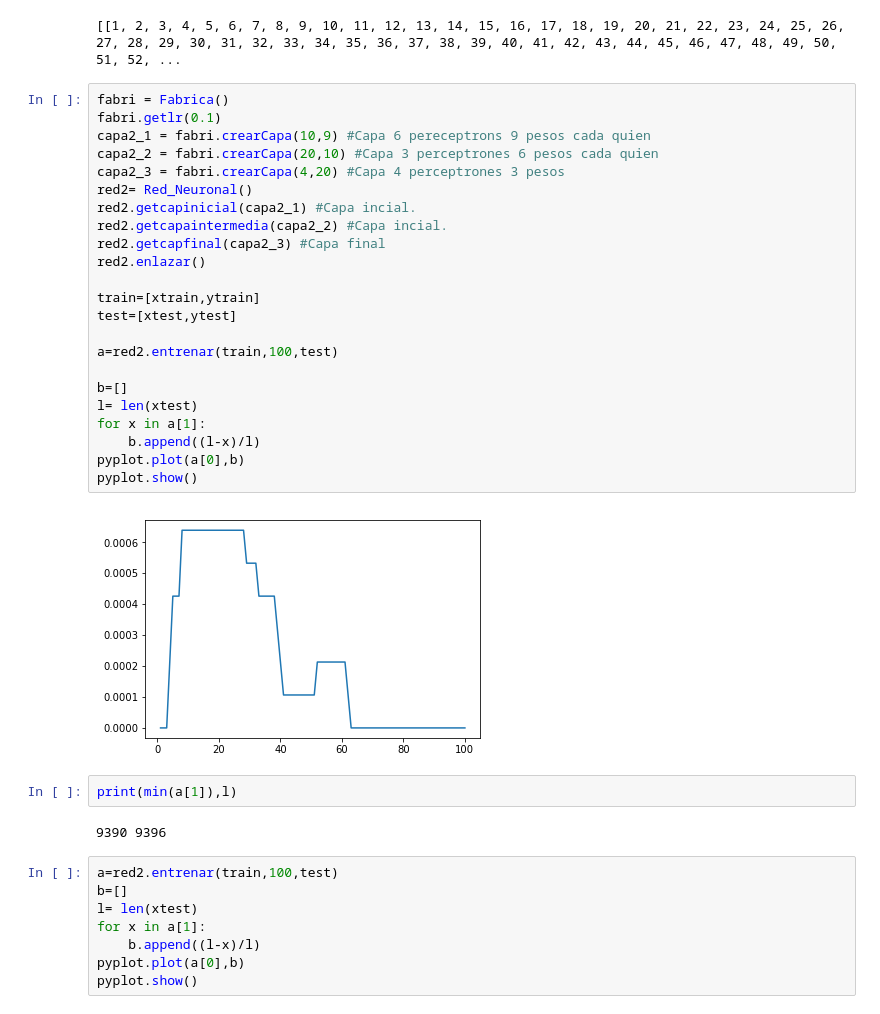
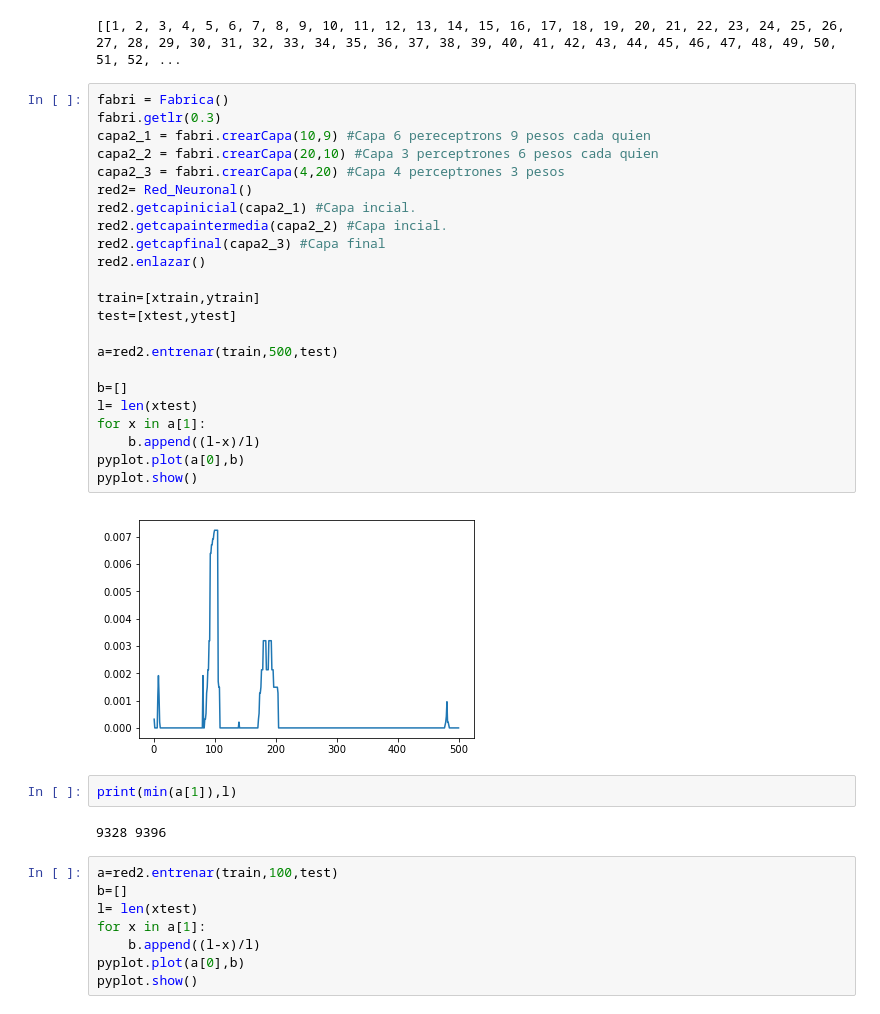
Before and after one commit to mcaballeroguillen/Redes_Neuronales, a Jupyter notebook: Red_Neuronal_1.ipynb, the cells around one changed output. Drawn from its saved outputs; the diff is of its cells as text.

```diff
--- a/Red_Neuronal_1.ipynb
+++ b/Red_Neuronal_1.ipynb
@@ -548,33 +548,33 @@ print(a,l)
 [[1, 2, 3, 4, 5, 6, 7, 8, 9, 10, 11, 12, 13, 14, 15, 16, 17, 18, 19, 20, 21, 22, 23, 24, 25, 26, 27, 28, 29, 30, 31, 32, 33, 34, 35, 36, 37, 38, 39, 40, 41, 42, 43, 44, 45, 46, 47, 48, 49, 50, 51, 52, ...
 # %%
 fabri = Fabrica()
-fabri.getlr(0.1)
+fabri.getlr(0.3)
 capa2_1 = fabri.crearCapa(10,9) #Capa 6 pereceptrons 9 pesos cada quien
 capa2_2 = fabri.crearCapa(20,10) #Capa 3 perceptrones 6 pesos cada quien
 capa2_3 = fabri.crearCapa(4,20) #Capa 4 perceptrones 3 pesos
 red2= Red_Neuronal()
 red2.getcapinicial(capa2_1) #Capa incial.
 red2.getcapaintermedia(capa2_2) #Capa incial.
 red2.getcapfinal(capa2_3) #Capa final
 red2.enlazar()
 
 train=[xtrain,ytrain]
 test=[xtest,ytest]
 
-a=red2.entrenar(train,100,test)
+a=red2.entrenar(train,500,test)
 
 b=[]
 l= len(xtest)
 for x in a[1]:
     b.append((l-x)/l)
 pyplot.plot(a[0],b)
 pyplot.show()
 # %% [output]
-[figure, old version]
+[figure, new version]
 # %%
 print(min(a[1]),l)
 # %% [output]
-9390 9396
+9328 9396
 # %%
 a=red2.entrenar(train,100,test)
 b=[]
```
Also changed, not shown: parts of 1 cell of this notebook.
